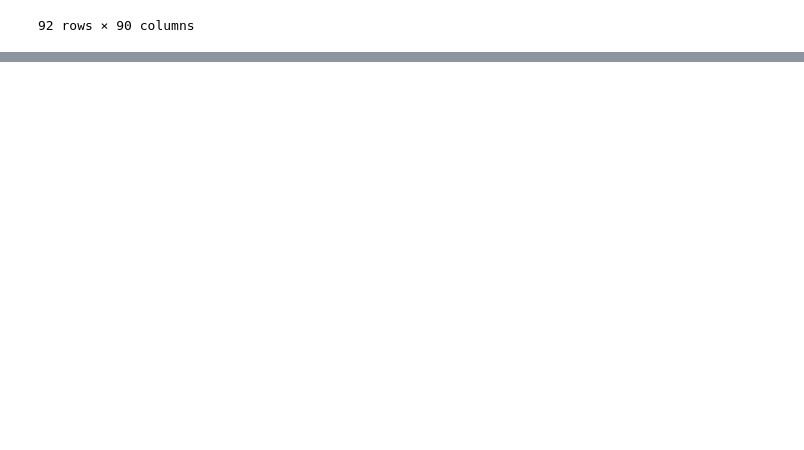
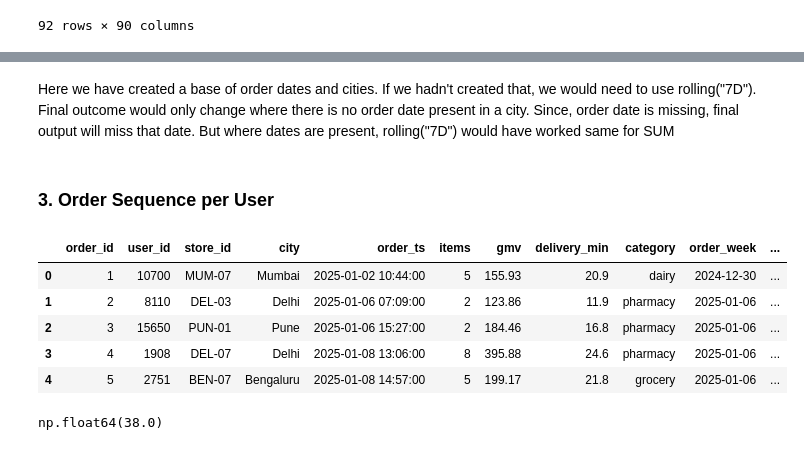
Before and after one commit to souravjain122/ds-prep, a Jupyter notebook: notebooks/03_window_functions.ipynb, the cells around one changed output, grey strips where cells are left out. Drawn from its saved outputs; the diff is of its cells as text; code cells hidden in the pictures; blank space fills up the shorter version.

Commit message:
Completed Order sequence per user

```diff
--- a/notebooks/03_window_functions.ipynb
+++ b/notebooks/03_window_functions.ipynb
@@ -85,0 +154,50 @@ pivot_df
+# %% [markdown]
+Here we have created a base of order dates and cities. If we hadn't created that, we would need to use rolling("7D"). Final outcome would only change where there is no order date present in a city. Since, order date is missing, final output will miss that date. But where dates are present, rolling("7D") would have worked same for SUM
+# %% [markdown]
+### 3. Order Sequence per User
+# %%
+orders["order_number"] = (
+    orders
+    .groupby(["user_id"])["order_ts"]
+    .rank(
+        method = "first",
+        ascending = True
+    )
+)
+
+orders["prev_order_ts"] = (
+    orders
+    .sort_values(["user_id", "order_ts"])
+    .groupby("user_id")["order_ts"]
+    .shift(1)
+)
+
+orders["days_since_prev_order"] = (
+    orders["order_ts"] - orders["prev_order_ts"]
+).dt.days
+
+orders["prev_order_gmv"] = (
+    orders
+    .sort_values(["user_id", "order_ts"])
+    .groupby("user_id")["gmv"]
+    .shift(1)
+)
+
+orders["is_higher_gmv_than_prev_order"] = (
+    orders["gmv"] > orders["prev_order_gmv"]
+)
+
+orders.head()
+# %% [output]
+|  | order_id | user_id | store_id | city | order_ts | items | gmv | delivery_min | category | order_week | ... |
+| 0 | 1 | 10700 | MUM-07 | Mumbai | 2025-01-02 10:44:00 | 5 | 155.93 | 20.9 | dairy | 2024-12-30 | ... |
+| 1 | 2 | 8110 | DEL-03 | Delhi | 2025-01-06 07:09:00 | 2 | 123.86 | 11.9 | pharmacy | 2025-01-06 | ... |
+| 2 | 3 | 15650 | PUN-01 | Pune | 2025-01-06 15:27:00 | 2 | 184.46 | 16.8 | pharmacy | 2025-01-06 | ... |
+| 3 | 4 | 1908 | DEL-07 | Delhi | 2025-01-08 13:06:00 | 8 | 395.88 | 24.6 | pharmacy | 2025-01-06 | ... |
+| 4 | 5 | 2751 | BEN-07 | Bengaluru | 2025-01-08 14:57:00 | 5 | 199.17 | 21.8 | grocery | 2025-01-06 | ... |
+# %%
+second_orders = orders[orders["order_number"] == 2]
+
+second_orders["days_since_prev_order"].median()
+# %% [output]
+np.float64(38.0)
```
Also changed, not shown: parts of 2 cells of this notebook.
